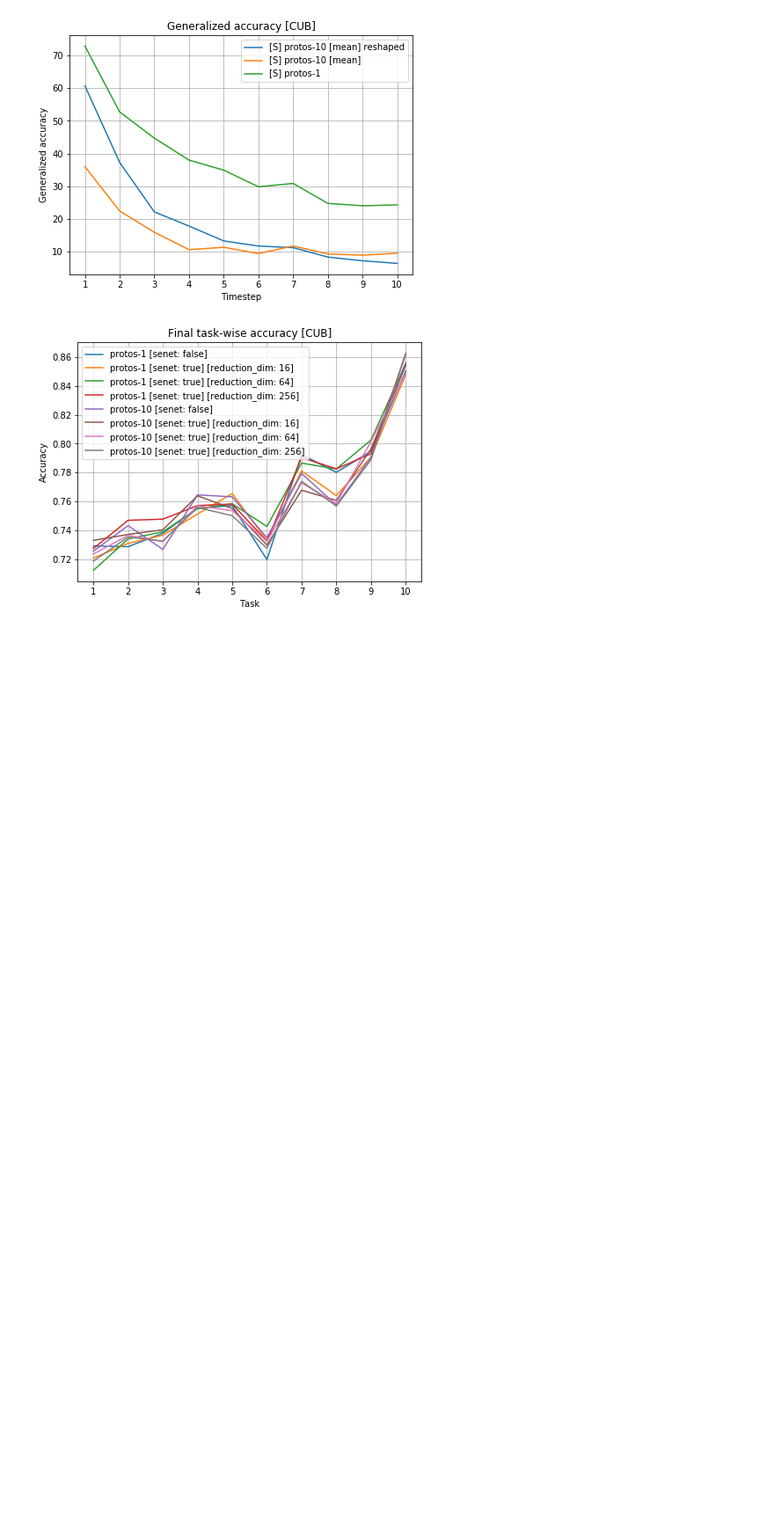
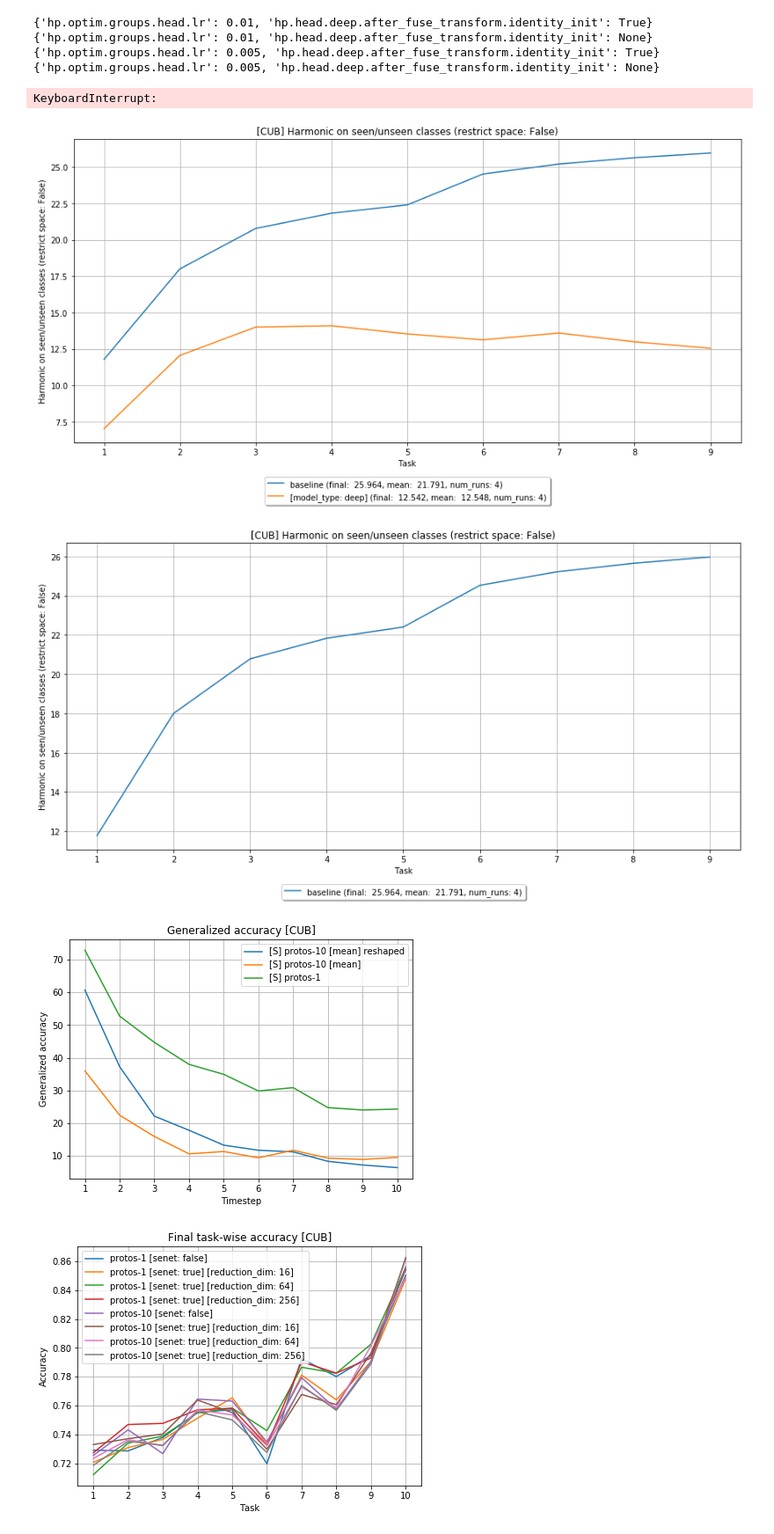
Before and after one commit to universome/class-norm, a Jupyter notebook: notebooks/visualization.ipynb, the cells around one changed output. Shown at 88% size. Saved outputs shown, nothing was run; the diff lists cells and outputs as text; code cells hidden in the pictures; blank space fills up the shorter version.

```diff
--- a/notebooks/visualization.ipynb
+++ b/notebooks/visualization.ipynb
@@ -33,7 +33,11 @@ from tqdm import tqdm
 def get_exp_args(config: Config):
     short_name_to_name = {
         'model_type': 'hp.head.model_type',
-        'lr': 'hp.optim.groups.head.lr',
+        'decay': 'hp.optim.groups.head.weight_decay',
+#         'lr': 'hp.optim.groups.head.lr',
+#         'fake_clf_coef': 'hp.fake_clf.loss_coef',
+#         'pull_goldens_coef': 'hp.pull_golden_protos.loss_coef',
+#         'after_fuse_identity_init': 'hp.head.deep.after_fuse_transform.identity_init',
 #         'num_prototypes': 'hp.head.common.num_prototypes',
 #         'noise': 'hp.head.common.noise.std',
 #         'noise_layers': 'hp.head.common.noise.transform_layers',
@@ -266,3 +267,35 @@ plot_immediate_accs(methods, restrict_space=False)
+# %%
+from itertools import product
+
+separators = ['hp.optim.groups.head.lr', 'hp.head.deep.after_fuse_transform.identity_init']
+unique_sep_values = [list(set([cs[0].get(s) for _, cs in configs.items()])) for s in separators]
+group_values = list(product(*unique_sep_values))
+groups = [{k:v for k,v in zip(separators, g)} for g in group_values]
+#groups = [g for g in groups if g['hp.head.after_fuse_transform_layers'] != (512,)]
+for g in groups: print(g)
+
+baseline_group = {'hp.diagonal_cov_reg.batch_size': None}
+
+for group in tqdm(groups):
+    methods = list(get_exps_for_a_group(exps, configs, group).keys())
+    methods = list(get_exps_for_a_group(exps, configs, baseline_group).keys()) + methods
+
+    plot_harmonics(methods)
+    #plot_ausucs(methods)
+    #plot_joint(methods)
+    #plot_unseen_acc(methods)
+    #plot_seen_acc(methods)
+    #plot_forgetting(methods)
+    #plot_unseen_acc(methods, title=title, True)
+    #plot_seen_acc(methods, title=title, True)
+# %% [output]
+{'hp.optim.groups.head.lr': 0.01, 'hp.head.deep.after_fuse_transform.identity_init': True}
+{'hp.optim.groups.head.lr': 0.01, 'hp.head.deep.after_fuse_transform.identity_init': None}
+{'hp.optim.groups.head.lr': 0.005, 'hp.head.deep.after_fuse_transform.identity_init': True}
+{'hp.optim.groups.head.lr': 0.005, 'hp.head.deep.after_fuse_transform.identity_init': None}
+KeyboardInterrupt:
+[figure, added]
+[figure, added]
 # %%
 from matplotlib.colors import BASE_COLORS
 
```
Also changed, not shown: parts of 4 cells of this notebook, 1 other file.
